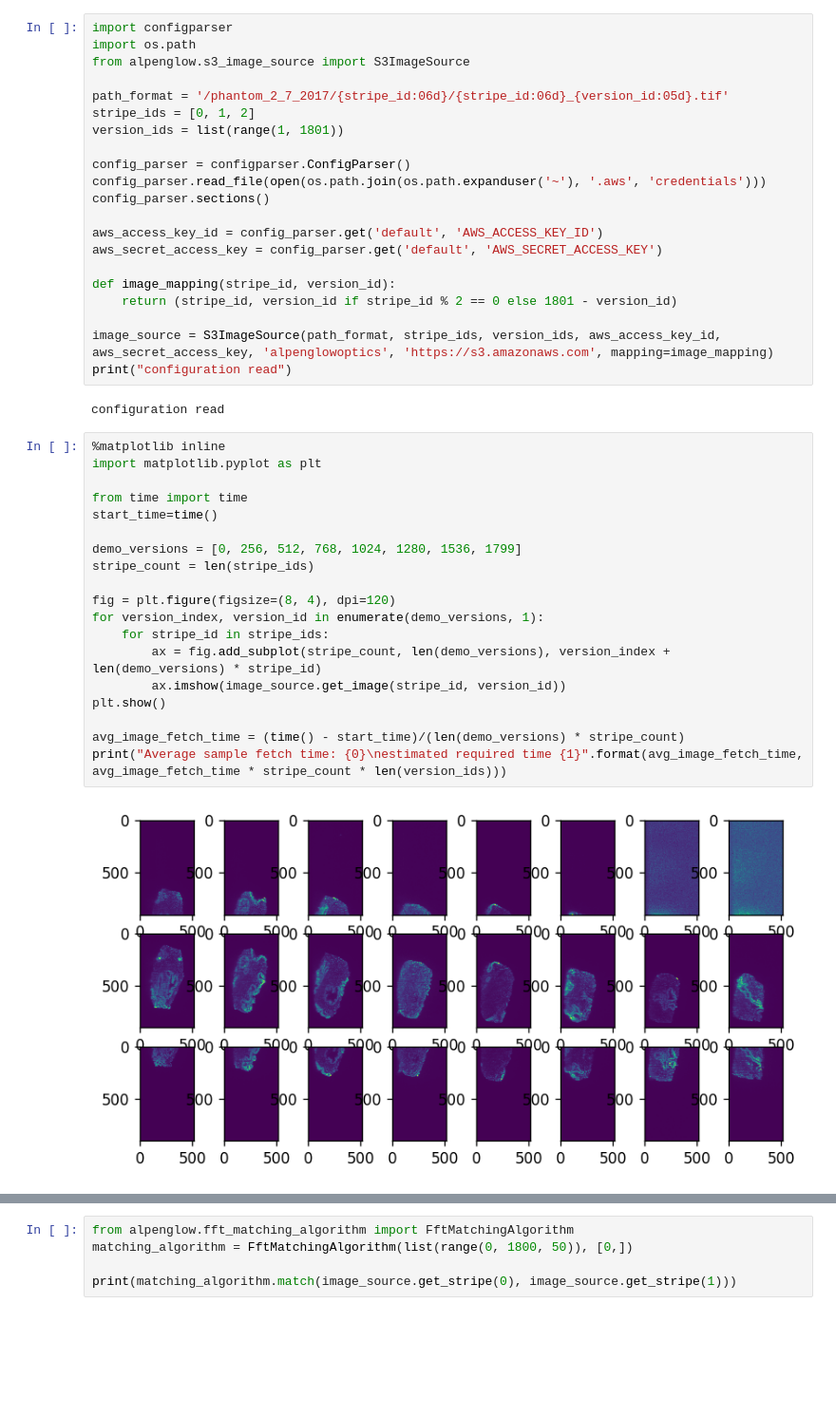
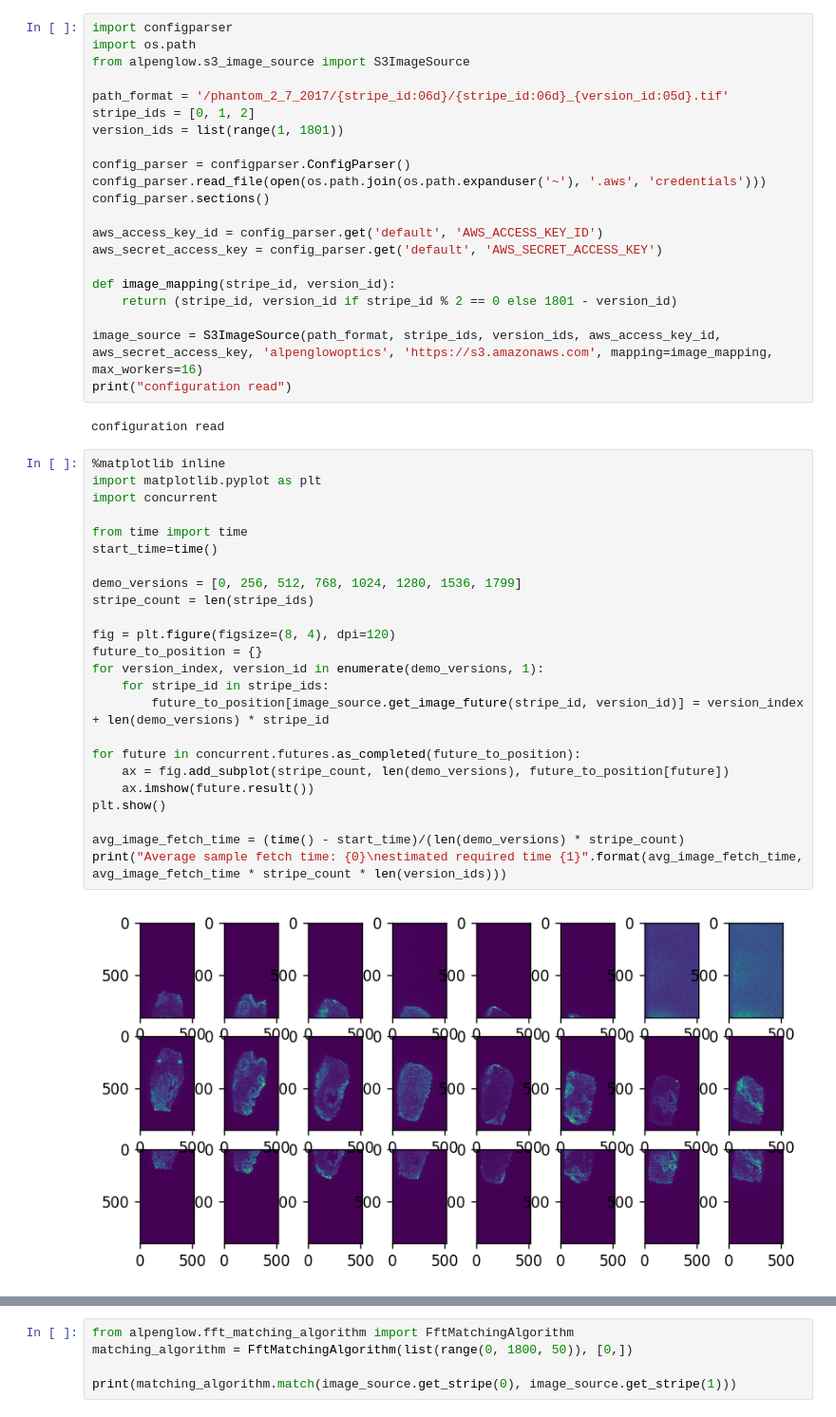
Before and after one commit to tpawlowski/alpenglow, a Jupyter notebook: notebooks/2018-02-13-patchwork-builder-on-s3.ipynb, the cells around one changed output, grey strips where cells are left out. Shown at 95% size. Saved outputs shown, nothing was run; the diff lists cells and outputs as text; blank space fills up the shorter version.

Commit message:
fetching source images concurrently

```diff
--- a/notebooks/2018-02-13-patchwork-builder-on-s3.ipynb
+++ b/notebooks/2018-02-13-patchwork-builder-on-s3.ipynb
@@ -22,28 +22,33 @@ aws_secret_access_key = config_parser.get('default', 'AWS_SECRET_ACCESS_KEY')
 def image_mapping(stripe_id, version_id):
     return (stripe_id, version_id if stripe_id % 2 == 0 else 1801 - version_id)
 
-image_source = S3ImageSource(path_format, stripe_ids, version_ids, aws_access_key_id, aws_secret_access_key, 'alpenglowoptics', 'https://s3.amazonaws.com', mapping=image_mapping)
+image_source = S3ImageSource(path_format, stripe_ids, version_ids, aws_access_key_id, aws_secret_access_key, 'alpenglowoptics', 'https://s3.amazonaws.com', mapping=image_mapping, max_workers=16)
 print("configuration read")
 # %% [output]
 configuration read
 # %%
 %matplotlib inline
 import matplotlib.pyplot as plt
+import concurrent
 
 from time import time
 start_time=time()
 
 demo_versions = [0, 256, 512, 768, 1024, 1280, 1536, 1799]
 stripe_count = len(stripe_ids)
 
 fig = plt.figure(figsize=(8, 4), dpi=120)
+future_to_position = {}
 for version_index, version_id in enumerate(demo_versions, 1):
     for stripe_id in stripe_ids:
-        ax = fig.add_subplot(stripe_count, len(demo_versions), version_index + len(demo_versions) * stripe_id)
-        ax.imshow(image_source.get_image(stripe_id, version_id))
+        future_to_position[image_source.get_image_future(stripe_id, version_id)] = version_index + len(demo_versions) * stripe_id
+
+for future in concurrent.futures.as_completed(future_to_position):
+    ax = fig.add_subplot(stripe_count, len(demo_versions), future_to_position[future])
+    ax.imshow(future.result())
 plt.show()
 
 avg_image_fetch_time = (time() - start_time)/(len(demo_versions) * stripe_count)
 print("Average sample fetch time: {0}\nestimated required time {1}".format(avg_image_fetch_time, avg_image_fetch_time * stripe_count * len(version_ids)))
 # %% [output]
-[figure, old version]
+[figure, new version]
```
Also changed, not shown: parts of 2 cells of this notebook, 9 other files.
